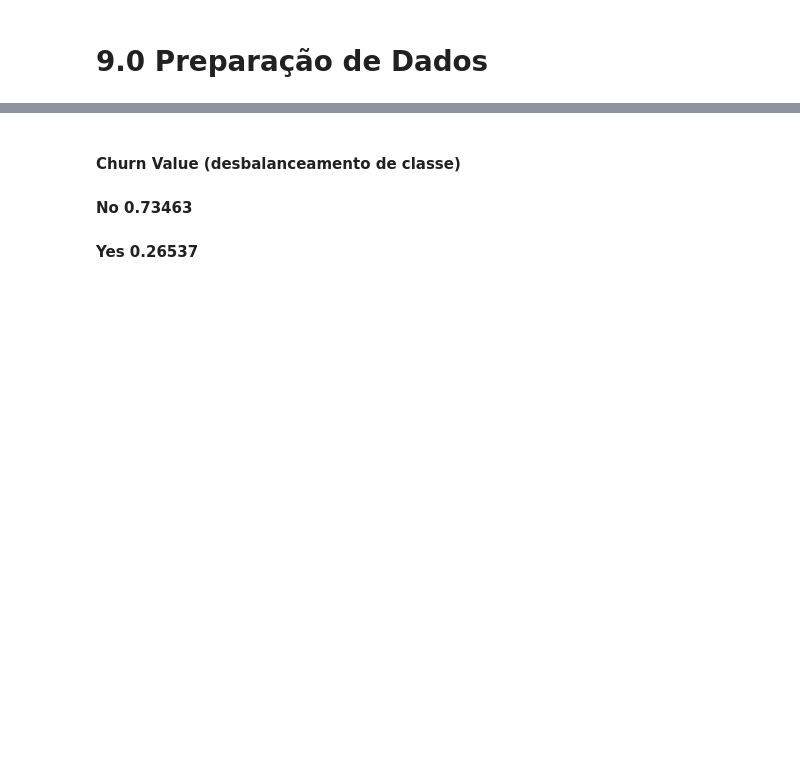
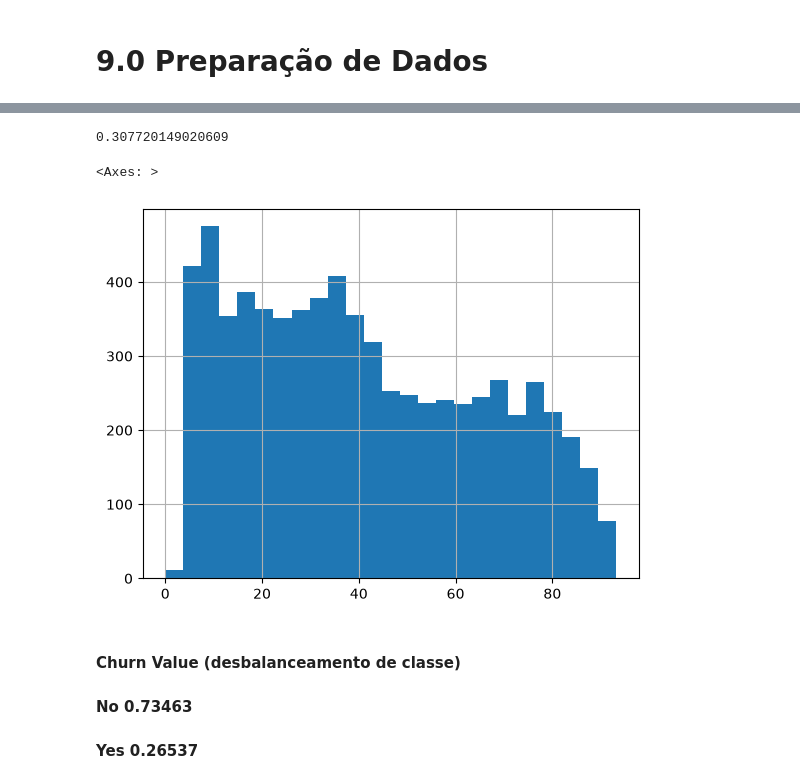
Before and after one commit to lucasffreitasds/churn_IBM, a Jupyter notebook: projeto_churn_IBM.ipynb, the cells around one changed output, grey strips where cells are left out. Cells and saved outputs as stored; diff of their text form; code cells hidden in the pictures; blank space fills up the shorter version.

```diff
--- a/projeto_churn_IBM.ipynb
+++ b/projeto_churn_IBM.ipynb
@@ -1325,4 +1330,8 @@ for i in columns_1:
     df4[i] = df4[i].apply(lambda x: 1 if x == 'Yes' else 0)
 # %%
 df4.head().T
+df4['Total Charges'] = np.sqrt(df4['Total Charges'])
+print(df4['Total Charges'].skew())
+
+df4['Total Charges'].hist(bins = 25)
 # %% [output]
@@ -1346,3 +1338,6 @@ df4.head().T
+0.307720149020609
+<Axes: >
+[figure, added]
 # %% [markdown]
 #### Churn Value (desbalanceamento de classe)
 #### No     0.73463
```
Also changed, not shown: parts of 15 cells of this notebook.
